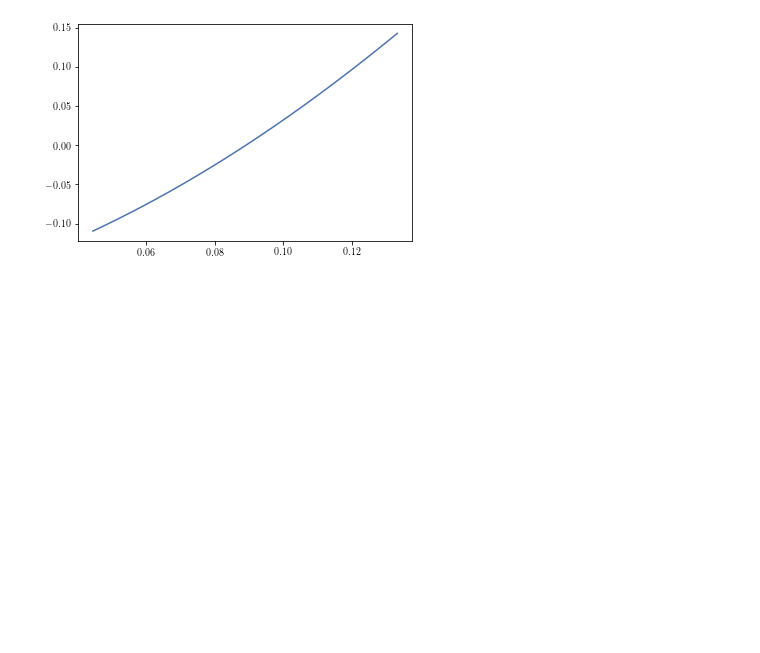
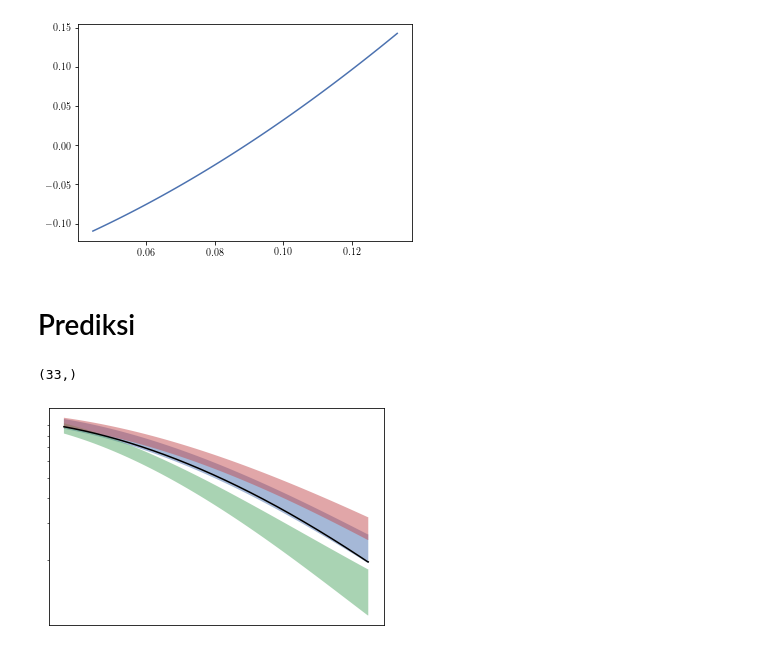
Before and after one commit to Alisyaifudin/Thesis-Project, a Jupyter notebook: 5_mcmc/5.2. gravity.ipynb, the cells around one changed output. Drawn from its saved outputs; the diff is of its cells as text; code cells hidden in the pictures; blank space fills up the shorter version.

```diff
--- a/5_mcmc/5.2. gravity.ipynb
+++ b/5_mcmc/5.2. gravity.ipynb
@@ -470,3 +470,62 @@ plt.plot(rho, (x*ratio-e)/e)
 # %% [output]
 [<matplotlib.lines.Line2D at 0x...>]
 [figure]
+# %% [markdown]
+# Prediksi
+# %%
+# Baryonic density, check table 1 from this https://journals.aps.org/prl/pdf/10.1103/PhysRevLett.121.081101
+
+rhob = np.array(df_baryon["rho"].to_numpy())  # Msun/pc^3
+sigmaz = df_baryon["sigma_z"].to_numpy() # km/s
+rhoDM = 0.016
+sigmaDD = 7
+hDD = 30
+log_nu0 = 0
+zsun = 30
+R = 3.4E-3
+w0 = -7
+sigmaw1 = 5
+sigmaw2 = 10
+log_sigmaw = np.log(sigmaw1)
+q_sigmaw = sigmaw1/sigmaw2
+a1 = 1
+a2 = 0.1
+a = a1 + a2
+log_a = np.log(a)
+q_a = a1/a
+
+theta_dm = concat(sigmaz, rhob, rhoDM, log_nu0, zsun, R, w0, log_sigmaw, q_sigmaw, log_a, q_a)
+theta_dddm = concat(sigmaz, rhob, rhoDM, sigmaDD, hDD, log_nu0, zsun, R, w0, log_sigmaw, q_sigmaw, log_a, q_a)
+theta_no = concat(sigmaz, rhob, log_nu0, zsun, R, w0, log_sigmaw, q_sigmaw, log_a, q_a)
+
+# integration limits
+z_start = 0
+z_end = 400
+theta.shape
+# %% [output]
+(33,)
+# %%
+z = np.linspace(0, 100, 500)
+dz = z[1] - z[0]
+nu_dm = Model.DM.fz(z, theta_dm, dz=dz)
+nu_dddm = Model.DDDM.fz(z, theta_dddm, dz=dz)
+nu_no = Model.NO.fz(z, theta_no, dz=dz)
+
+# plt.plot(z, nu_dm+0.05-(z/1000)**2)
+plt.plot(z, nu_dm-0.03, c='k')
+# plt.plot(z, nu_dm-0.05+(z/750)**2)
+# plt.plot(z, nu_dddm)
+plt.fill_between(z, nu_dm+0.05-(z/1000)**2, nu_dm-0.05+(z/750)**2, alpha=0.5)
+plt.fill_between(z, nu_dddm+0.05-(z/1000)**2, nu_dddm-0.05+(z/750)**2, alpha=0.5)
+plt.fill_between(z, nu_no+0.05-(z/1000)**2, nu_no-0.05+(z/750)**2, alpha=0.5)
+# plt.plot(z, nu_dddm+0.05-(z/1000)**2)
+# plt.plot(z, nu_dddm)
+# plt.plot(z, nu_dddm-0.05+(z/750)**2)
+# plt.plot(z, nu_no)
+plt.yscale('log')
+plt.yticks([])
+plt.xticks([])
+plt.savefig(join('img', 'prediksi.png'), dpi=300)
+plt.show()
+# %% [output]
+[figure, added]
```
Also changed, not shown: 4 other files.
